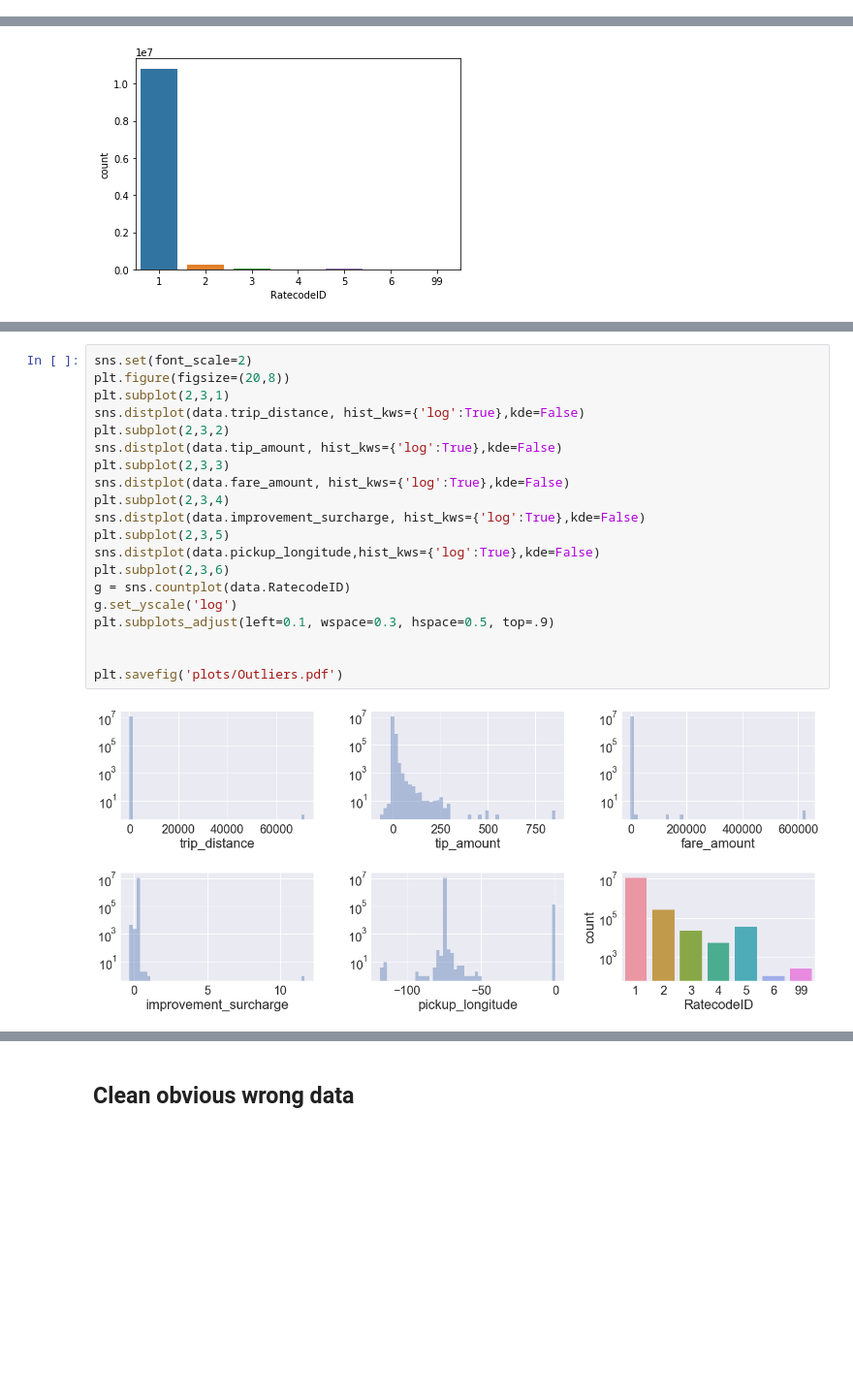
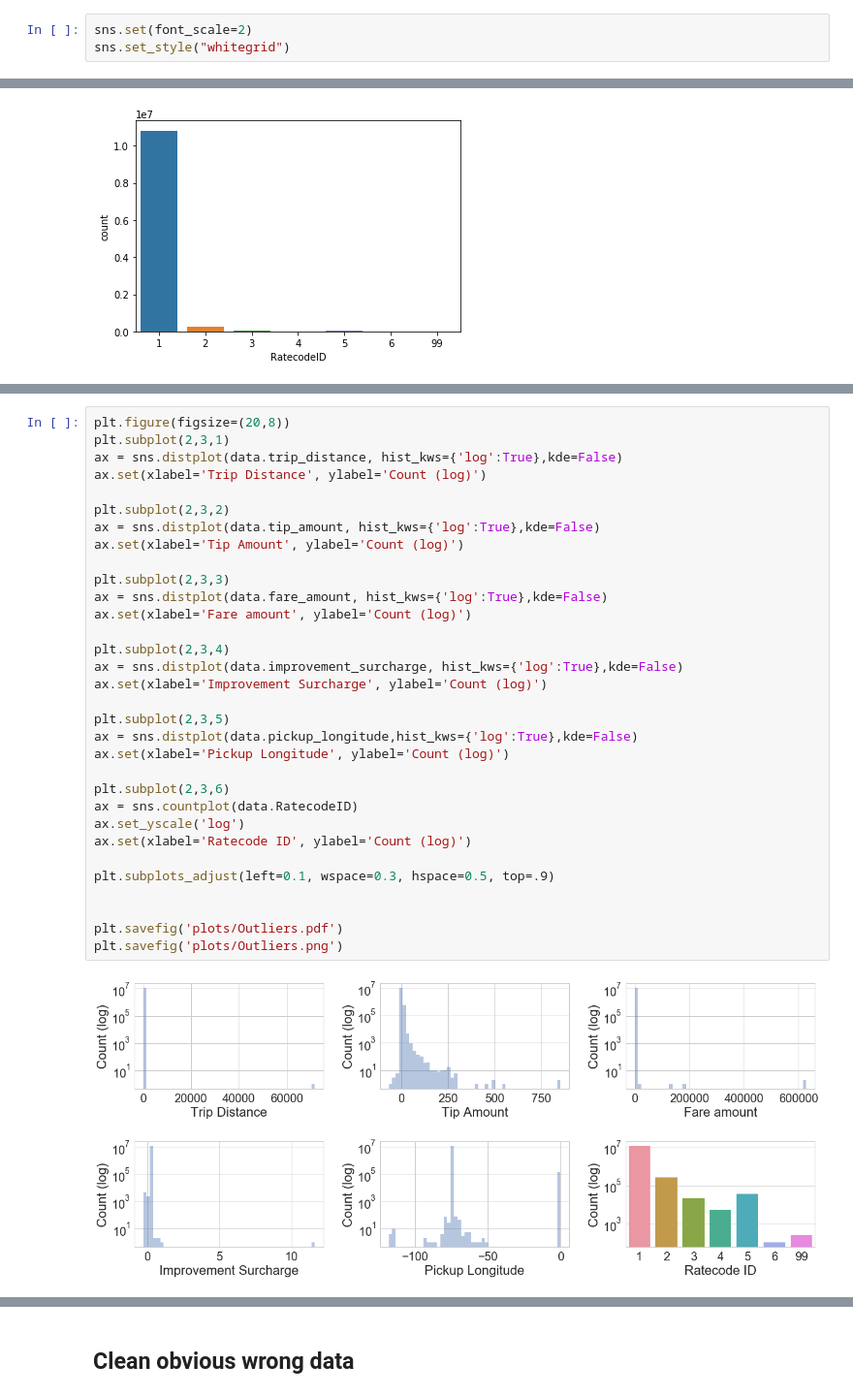
Before and after one commit to Sitorias/TaxiPrediction, a Jupyter notebook: Data_cleaning.ipynb, the cells around one changed output, grey strips where cells are left out. Shown at 97% size. Drawn from its saved outputs; the diff is of its cells as text; blank space fills up the shorter version.

Commit message:
cleaned "clean" and "tip" notebooks, create graphics and save them

```diff
--- a/Data_cleaning.ipynb
+++ b/Data_cleaning.ipynb
@@ -10,6 +12,9 @@ import matplotlib.pyplot as plt
 # read data in memory
 #data = pd.read_csv("C:\\Users\\Leo\\TaxiData\\train.csv",index_col=0)
 data = pd.read_csv("train.csv")
+# %%
+sns.set(font_scale=2)
+sns.set_style("whitegrid")
 # %% [markdown]
 ## Look into raw dataset
 # %%
@@ -50,24 +55,36 @@ total_amount             float64
 dtypes: float64(12), int64(4), object(3)
 memory usage: 1.6+ GB
 # %%
-sns.set(font_scale=2)
 plt.figure(figsize=(20,8))
 plt.subplot(2,3,1)
-sns.distplot(data.trip_distance, hist_kws={'log':True},kde=False)
+ax = sns.distplot(data.trip_distance, hist_kws={'log':True},kde=False)
+ax.set(xlabel='Trip Distance', ylabel='Count (log)')
+
 plt.subplot(2,3,2)
-sns.distplot(data.tip_amount, hist_kws={'log':True},kde=False)
+ax = sns.distplot(data.tip_amount, hist_kws={'log':True},kde=False)
+ax.set(xlabel='Tip Amount', ylabel='Count (log)')
+
 plt.subplot(2,3,3)
-sns.distplot(data.fare_amount, hist_kws={'log':True},kde=False)
+ax = sns.distplot(data.fare_amount, hist_kws={'log':True},kde=False)
+ax.set(xlabel='Fare amount', ylabel='Count (log)')
+
 plt.subplot(2,3,4)
-sns.distplot(data.improvement_surcharge, hist_kws={'log':True},kde=False)
+ax = sns.distplot(data.improvement_surcharge, hist_kws={'log':True},kde=False)
+ax.set(xlabel='Improvement Surcharge', ylabel='Count (log)')
+
 plt.subplot(2,3,5)
-sns.distplot(data.pickup_longitude,hist_kws={'log':True},kde=False)
+ax = sns.distplot(data.pickup_longitude,hist_kws={'log':True},kde=False)
+ax.set(xlabel='Pickup Longitude', ylabel='Count (log)')
+
 plt.subplot(2,3,6)
-g = sns.countplot(data.RatecodeID)
-g.set_yscale('log')
+ax = sns.countplot(data.RatecodeID)
+ax.set_yscale('log')
+ax.set(xlabel='Ratecode ID', ylabel='Count (log)')
+
 plt.subplots_adjust(left=0.1, wspace=0.3, hspace=0.5, top=.9)
 
 
 plt.savefig('plots/Outliers.pdf')
+plt.savefig('plots/Outliers.png')
 # %% [output]
-[figure, old version]
+[figure, new version]
```
Also changed, not shown: parts of 40 cells of this notebook, 2 other files.
